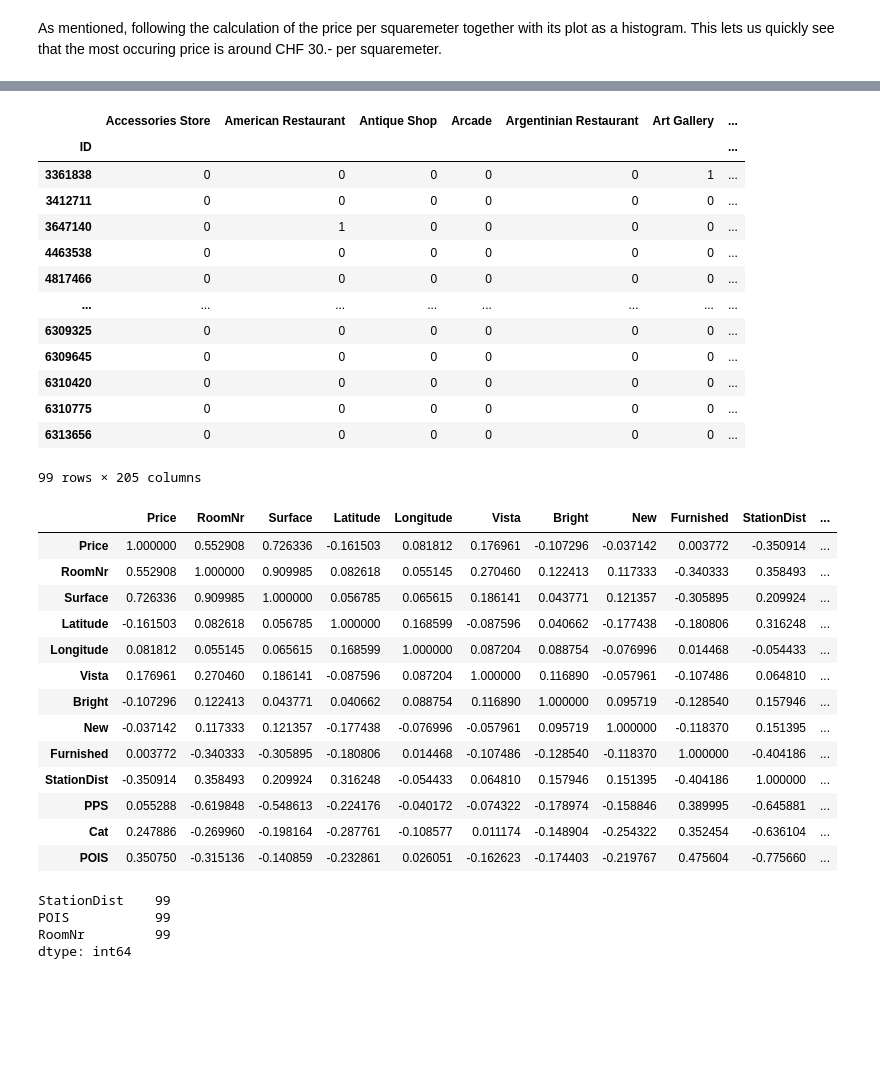
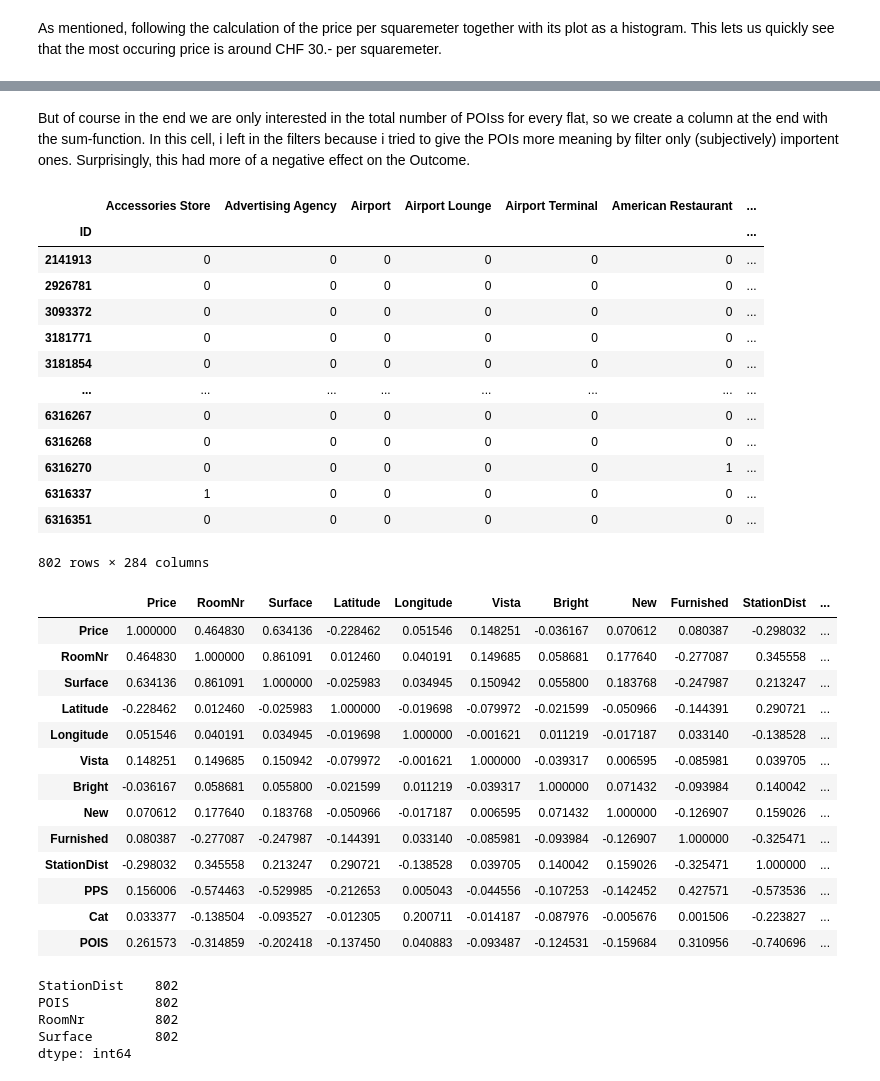
Before and after one commit to kesslmar/Coursera_Capstone, a Jupyter notebook: Battle_of_Zürich.ipynb, the cells around one changed output, grey strips where cells are left out. Saved outputs shown, nothing was run; the diff lists cells and outputs as text; code cells hidden in the pictures; blank space fills up the shorter version.

```diff
--- a/Battle_of_Zürich.ipynb
+++ b/Battle_of_Zürich.ipynb
@@ -33,7 +33,7 @@ With BeautifulSoup, we collect the information about flats in Zurich in a 10km r
 # getting the published empty flats of Zurich in a 10km radius
 # IF THIS CELL RETURNS AN ERROR, IT MIGHT CHECK FOR MORE PAGES THAN AVAILABLE
 result_list = []
-max = 39 #number of web pages to scrape
+max = 38 #number of web pages to scrape
 
 for i in range(max):
     url = 'https://www.immoscout24.ch/de/wohnung/mieten/ort-zuerich?pn={}&r=10'.format(i+1)
@@ -207,6 +189,3 @@ for lat, lng, id, cat in zip(flats_final['Latitude'], flats_final['Longitude'],
 map_zurich
 # %% [output]
 [interactive output not drawn]
-# %%
-flats_sample = flats_final.sample(100, random_state=5)
-flats_sample
@@ -277,38 +241,41 @@ onehot
+# %% [markdown]
+But of course in the end we are only interested in the total number of POIss for every flat, so we create a column at the end with the sum-function. In this cell, i left in the filters because i tried to give the POIs more meaning by filter only (subjectively) importent ones. Surprisingly, this had more of a negative effect on the Outcome.
 # %%
 pois = [
     'Bus Station',
     'Bus Stop',
     'Convenience Store',
     'Discount Store',
     'Grocery Store',
     'Food',
     'Café',
     'Light Rail Station',
     'Market',
     'Shopping Mall',
     'Supermarket',
     'Train Station',
     'Tram Station'
 ]
 
 #onehot = onehot[pois]
+onehot = onehot_data
 onehot['sum'] = onehot.sum(axis=1)
 onehot
 # %% [output]
-|  | Accessories Store | American Restaurant | Antique Shop | Arcade | Argentinian Restaurant | Art Gallery | ... |
+|  | Accessories Store | Advertising Agency | Airport | Airport Lounge | Airport Terminal | American Restaurant | ... |
 | ID |  |  |  |  |  |  | ... |
-| 3361838 | 0 | 0 | 0 | 0 | 0 | 1 | ... |
-| 3412711 | 0 | 0 | 0 | 0 | 0 | 0 | ... |
-| 3647140 | 0 | 1 | 0 | 0 | 0 | 0 | ... |
-| 4463538 | 0 | 0 | 0 | 0 | 0 | 0 | ... |
-| 4817466 | 0 | 0 | 0 | 0 | 0 | 0 | ... |
+| 2141913 | 0 | 0 | 0 | 0 | 0 | 0 | ... |
+| 2926781 | 0 | 0 | 0 | 0 | 0 | 0 | ... |
+| 3093372 | 0 | 0 | 0 | 0 | 0 | 0 | ... |
+| 3181771 | 0 | 0 | 0 | 0 | 0 | 0 | ... |
+| 3181854 | 0 | 0 | 0 | 0 | 0 | 0 | ... |
 | ... | ... | ... | ... | ... | ... | ... | ... |
-| 6309325 | 0 | 0 | 0 | 0 | 0 | 0 | ... |
-| 6309645 | 0 | 0 | 0 | 0 | 0 | 0 | ... |
-| 6310420 | 0 | 0 | 0 | 0 | 0 | 0 | ... |
-| 6310775 | 0 | 0 | 0 | 0 | 0 | 0 | ... |
-| 6313656 | 0 | 0 | 0 | 0 | 0 | 0 | ... |
+| 6316267 | 0 | 0 | 0 | 0 | 0 | 0 | ... |
+| 6316268 | 0 | 0 | 0 | 0 | 0 | 0 | ... |
+| 6316270 | 0 | 0 | 0 | 0 | 0 | 1 | ... |
+| 6316337 | 1 | 0 | 0 | 0 | 0 | 0 | ... |
+| 6316351 | 0 | 0 | 0 | 0 | 0 | 0 | ... |
-99 rows × 205 columns
+802 rows × 284 columns
 # %%
 fs = flats_sample.set_index('ID')
 flats_joined = fs.join(onehot['sum'], how='left')
@@ -325,30 +292,31 @@ flats_joined.corr()
 flats_joined.corr()
 # %% [output]
 |  | Price | RoomNr | Surface | Latitude | Longitude | Vista | Bright | New | Furnished | StationDist | ... |
-| Price | 1.000000 | 0.552908 | 0.726336 | -0.161503 | 0.081812 | 0.176961 | -0.107296 | -0.037142 | 0.003772 | -0.350914 | ... |
-| RoomNr | 0.552908 | 1.000000 | 0.909985 | 0.082618 | 0.055145 | 0.270460 | 0.122413 | 0.117333 | -0.340333 | 0.358493 | ... |
-| Surface | 0.726336 | 0.909985 | 1.000000 | 0.056785 | 0.065615 | 0.186141 | 0.043771 | 0.121357 | -0.305895 | 0.209924 | ... |
-| Latitude | -0.161503 | 0.082618 | 0.056785 | 1.000000 | 0.168599 | -0.087596 | 0.040662 | -0.177438 | -0.180806 | 0.316248 | ... |
-| Longitude | 0.081812 | 0.055145 | 0.065615 | 0.168599 | 1.000000 | 0.087204 | 0.088754 | -0.076996 | 0.014468 | -0.054433 | ... |
-| Vista | 0.176961 | 0.270460 | 0.186141 | -0.087596 | 0.087204 | 1.000000 | 0.116890 | -0.057961 | -0.107486 | 0.064810 | ... |
-| Bright | -0.107296 | 0.122413 | 0.043771 | 0.040662 | 0.088754 | 0.116890 | 1.000000 | 0.095719 | -0.128540 | 0.157946 | ... |
-| New | -0.037142 | 0.117333 | 0.121357 | -0.177438 | -0.076996 | -0.057961 | 0.095719 | 1.000000 | -0.118370 | 0.151395 | ... |
-| Furnished | 0.003772 | -0.340333 | -0.305895 | -0.180806 | 0.014468 | -0.107486 | -0.128540 | -0.118370 | 1.000000 | -0.404186 | ... |
-| StationDist | -0.350914 | 0.358493 | 0.209924 | 0.316248 | -0.054433 | 0.064810 | 0.157946 | 0.151395 | -0.404186 | 1.000000 | ... |
-| PPS | 0.055288 | -0.619848 | -0.548613 | -0.224176 | -0.040172 | -0.074322 | -0.178974 | -0.158846 | 0.389995 | -0.645881 | ... |
-| Cat | 0.247886 | -0.269960 | -0.198164 | -0.287761 | -0.108577 | 0.011174 | -0.148904 | -0.254322 | 0.352454 | -0.636104 | ... |
-| POIS | 0.350750 | -0.315136 | -0.140859 | -0.232861 | 0.026051 | -0.162623 | -0.174403 | -0.219767 | 0.475604 | -0.775660 | ... |
+| Price | 1.000000 | 0.464830 | 0.634136 | -0.228462 | 0.051546 | 0.148251 | -0.036167 | 0.070612 | 0.080387 | -0.298032 | ... |
+| RoomNr | 0.464830 | 1.000000 | 0.861091 | 0.012460 | 0.040191 | 0.149685 | 0.058681 | 0.177640 | -0.277087 | 0.345558 | ... |
+| Surface | 0.634136 | 0.861091 | 1.000000 | -0.025983 | 0.034945 | 0.150942 | 0.055800 | 0.183768 | -0.247987 | 0.213247 | ... |
+| Latitude | -0.228462 | 0.012460 | -0.025983 | 1.000000 | -0.019698 | -0.079972 | -0.021599 | -0.050966 | -0.144391 | 0.290721 | ... |
+| Longitude | 0.051546 | 0.040191 | 0.034945 | -0.019698 | 1.000000 | -0.001621 | 0.011219 | -0.017187 | 0.033140 | -0.138528 | ... |
+| Vista | 0.148251 | 0.149685 | 0.150942 | -0.079972 | -0.001621 | 1.000000 | -0.039317 | 0.006595 | -0.085981 | 0.039705 | ... |
+| Bright | -0.036167 | 0.058681 | 0.055800 | -0.021599 | 0.011219 | -0.039317 | 1.000000 | 0.071432 | -0.093984 | 0.140042 | ... |
+| New | 0.070612 | 0.177640 | 0.183768 | -0.050966 | -0.017187 | 0.006595 | 0.071432 | 1.000000 | -0.126907 | 0.159026 | ... |
+| Furnished | 0.080387 | -0.277087 | -0.247987 | -0.144391 | 0.033140 | -0.085981 | -0.093984 | -0.126907 | 1.000000 | -0.325471 | ... |
+| StationDist | -0.298032 | 0.345558 | 0.213247 | 0.290721 | -0.138528 | 0.039705 | 0.140042 | 0.159026 | -0.325471 | 1.000000 | ... |
+| PPS | 0.156006 | -0.574463 | -0.529985 | -0.212653 | 0.005043 | -0.044556 | -0.107253 | -0.142452 | 0.427571 | -0.573536 | ... |
+| Cat | 0.033377 | -0.138504 | -0.093527 | -0.012305 | 0.200711 | -0.014187 | -0.087976 | -0.005676 | 0.001506 | -0.223827 | ... |
+| POIS | 0.261573 | -0.314859 | -0.202418 | -0.137450 | 0.040883 | -0.093487 | -0.124531 | -0.159684 | 0.310956 | -0.740696 | ... |
 # %%
 flats_data = flats_joined.dropna()
-X = flats_data[['StationDist', 'POIS', 'RoomNr']]
+X = flats_data[['StationDist', 'POIS', 'RoomNr', 'Surface']]
 Y = flats_data[['PPS']]
 
-X_train, X_test, Y_train, Y_test = train_test_split(X, Y, test_size=0.33, random_state=42)
+X_train, X_test, Y_train, Y_test = train_test_split(X, Y, test_size=0.33, random_state=16)
 X.count()
 # %% [output]
-StationDist    99
-POIS           99
-RoomNr         99
+StationDist    802
+POIS           802
+RoomNr         802
+Surface        802
 dtype: int64
 # %%
 linMod = LinearRegression(normalize=True)
```
Also changed, not shown: parts of 17 cells of this notebook.
